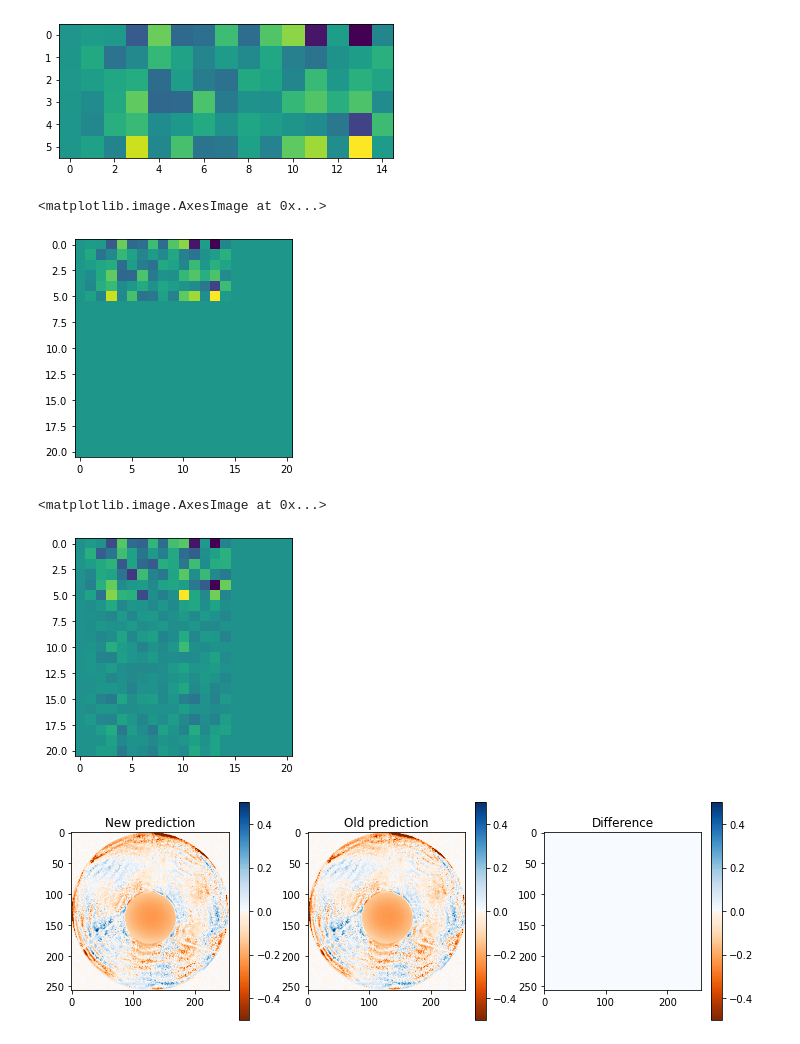
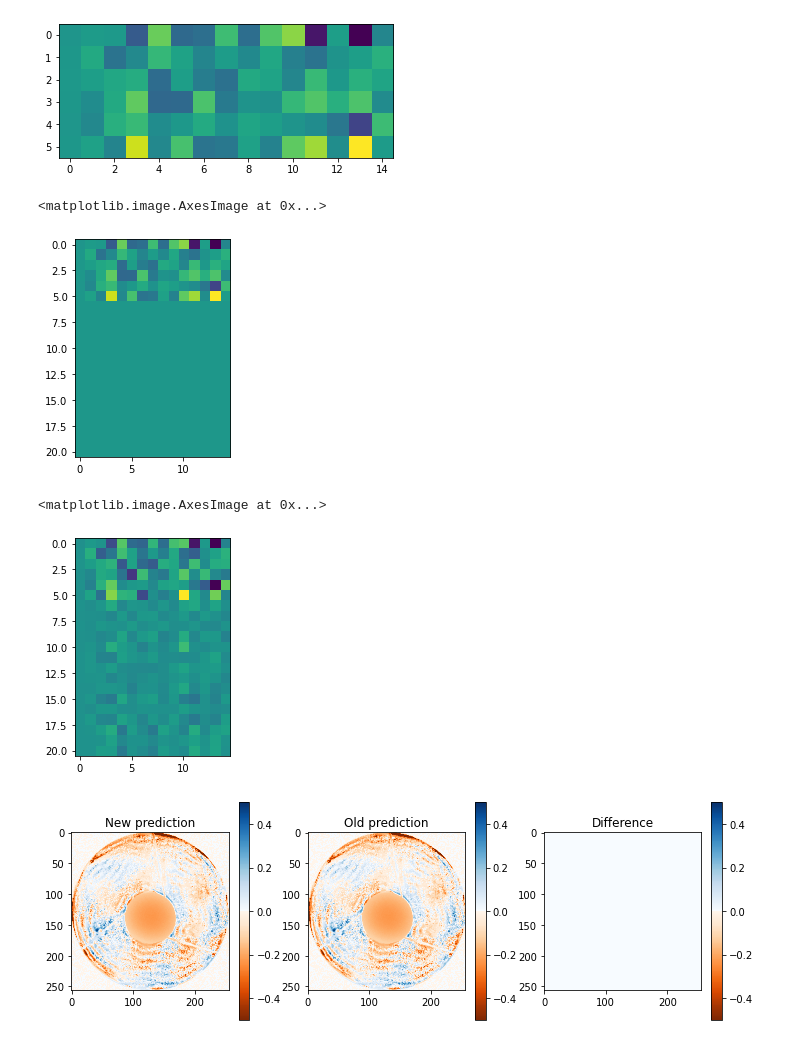
Before and after one commit to tobias-liaudat/wf-SEDs, a Jupyter notebook: projected_learning/notebooks/test_projection.ipynb, the cells around one changed output. Saved outputs shown, nothing was run; the diff lists cells and outputs as text; code cells hidden in the pictures.

```diff
--- a/projected_learning/notebooks/test_projection.ipynb
+++ b/projected_learning/notebooks/test_projection.ipynb
@@ -337,15 +337,16 @@ plt.imshow(beta_tilde_inner)
 <matplotlib.image.AxesImage at 0x...>
 [figure]
 # %%
-beta_tilde = np.pad(beta_tilde_inner, [(0, S_tilde.shape[0]-beta_tilde_inner.shape[0]), (0, S_tilde.shape[0]-beta_tilde_inner.shape[1])], mode='constant')
+#beta_tilde = np.pad(beta_tilde_inner, [(0, S_tilde.shape[0]-beta_tilde_inner.shape[0]), (0, S_tilde.shape[0]-beta_tilde_inner.shape[1])], mode='constant')
+beta_tilde = np.pad(beta_tilde_inner, [(0, S_tilde.shape[0]-beta_tilde_inner.shape[0]), (0, 0)], mode='constant')
 plt.imshow(beta_tilde)
 # %% [output]
 <matplotlib.image.AxesImage at 0x...>
-[figure, old version]
+[figure, new version]
 # %%
 beta = tf.constant(np.linalg.inv(tf_semiparam_field.tf_np_poly_opd.alpha_mat) @ beta_tilde , dtype=tf.float32)
 plt.imshow(beta)
 # %% [output]
 <matplotlib.image.AxesImage at 0x...>
-[figure, old version]
+[figure, new version]
 # %%
```
Also changed, not shown: parts of 2 cells of this notebook, 1 other file.
